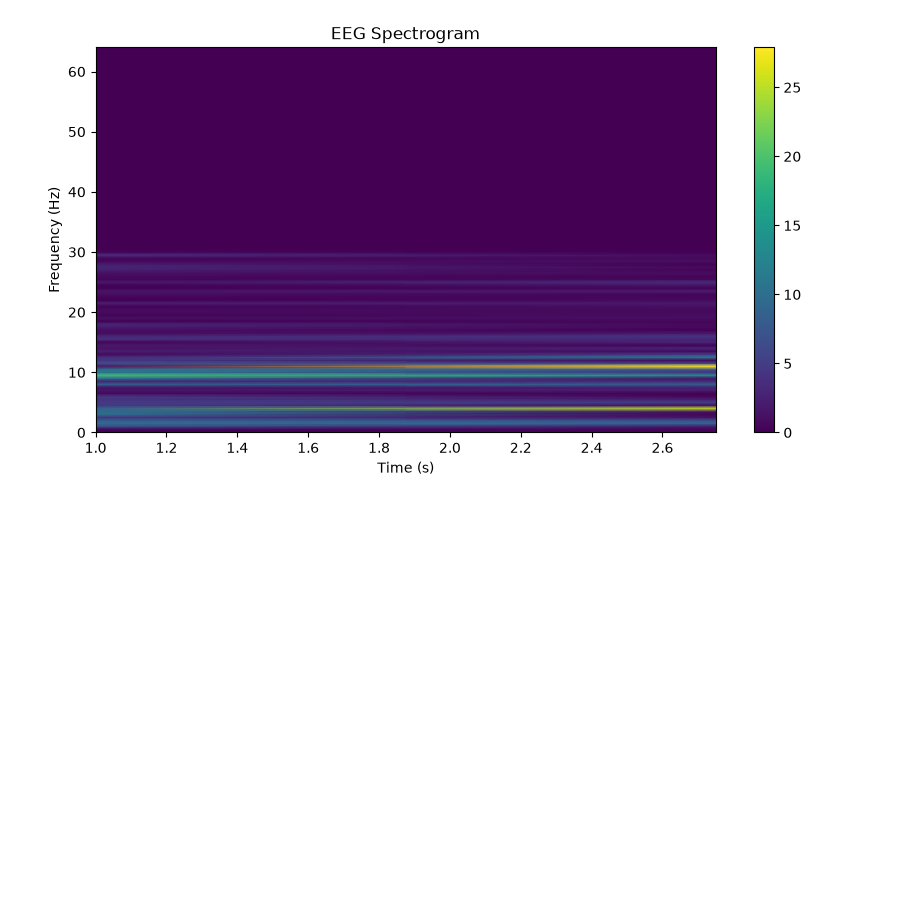
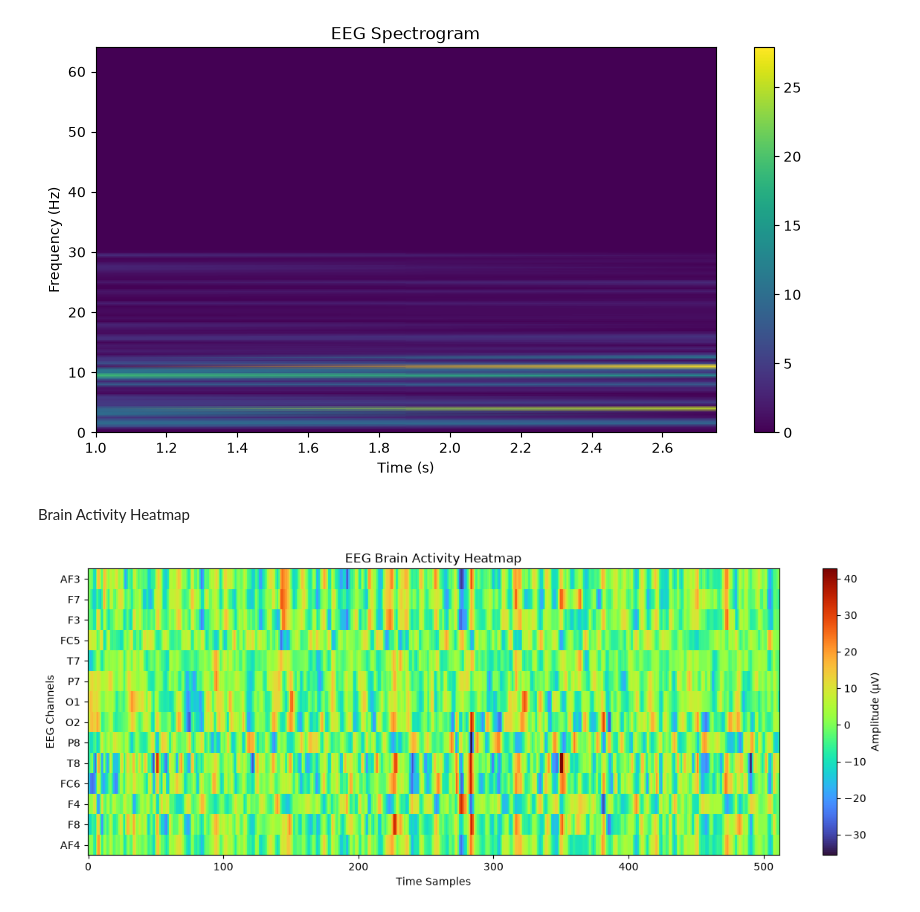
Before and after one commit to soniya-builds/BCI-EEG-Signal-Classification, a Jupyter notebook: Data_Preparation.ipynb, the cells around one changed output. Cells and saved outputs as stored; diff of their text form; code cells hidden in the pictures; blank space fills up the shorter version.

```diff
--- a/Data_Preparation.ipynb
+++ b/Data_Preparation.ipynb
@@ -635,3 +635,26 @@ plt.colorbar()
 plt.show()
 # %% [output]
 [figure]
+# %% [markdown]
+Brain Activity Heatmap
+# %%
+plt.figure(figsize=(15,5))
+
+plt.imshow(
+    epochs_data[0],
+    aspect='auto',
+    cmap='turbo',
+    interpolation='nearest'
+)
+
+plt.colorbar(label='Amplitude (µV)')
+
+plt.yticks(range(14), raw.ch_names)
+
+plt.xlabel("Time Samples")
+plt.ylabel("EEG Channels")
+plt.title("EEG Brain Activity Heatmap")
+
+plt.show()
+# %% [output]
+[figure, added]
```
Also changed, not shown: parts of 4 cells of this notebook.
